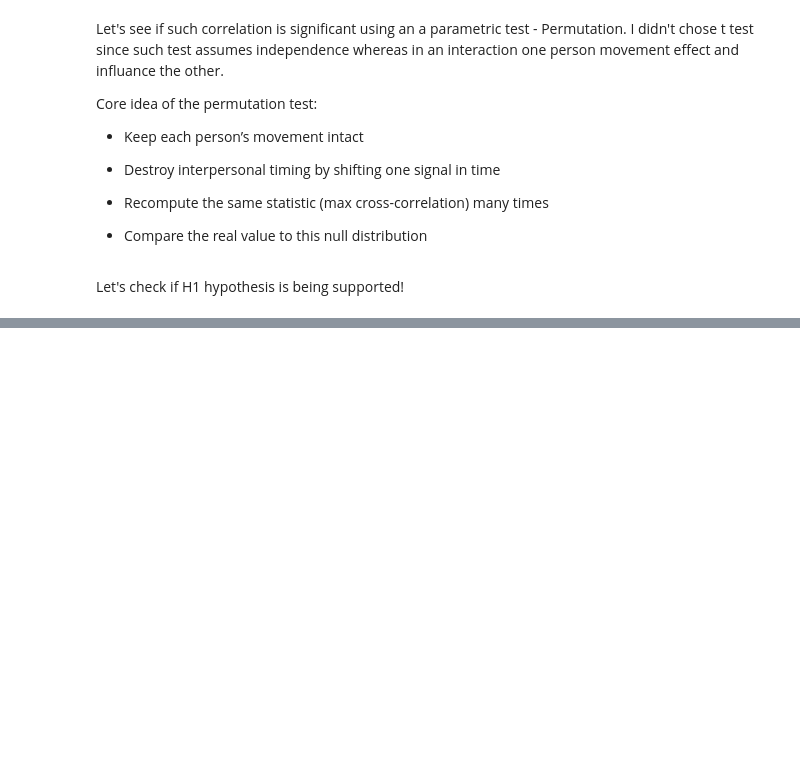
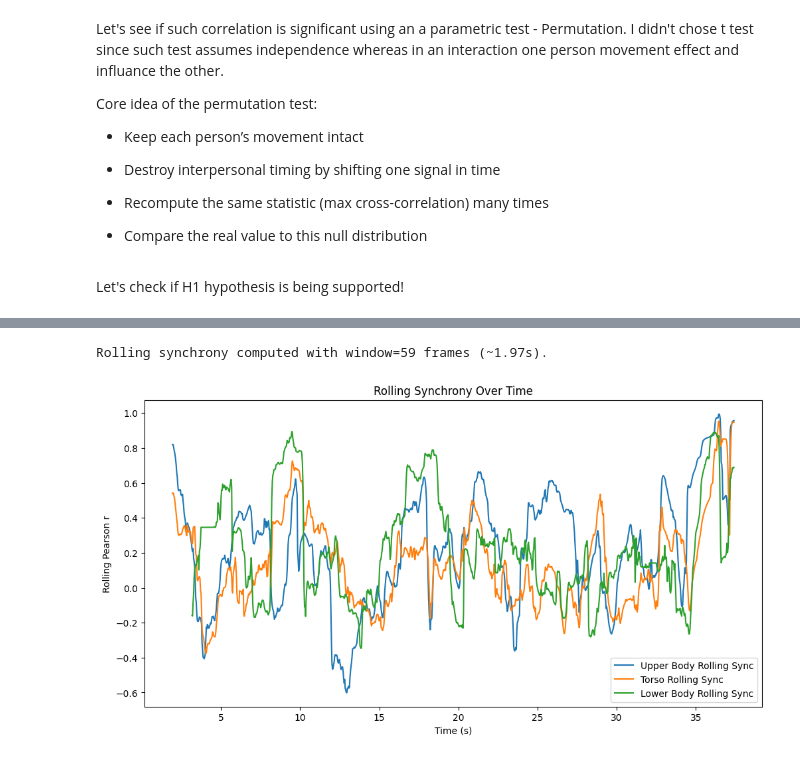
Before and after one commit to giladsar/Social_Synchrony, a Jupyter notebook: Social_Synchrony.ipynb, the cells around one changed output, grey strips where cells are left out. Cells and saved outputs as stored; diff of their text form; code cells hidden in the pictures; blank space fills up the shorter version.

```diff
--- a/Social_Synchrony.ipynb
+++ b/Social_Synchrony.ipynb
@@ -805,0 +796,40 @@ apa_table
+# %%
+
+def rolling_corr(x: np.ndarray, y: np.ndarray, win_frames: int) -> np.ndarray:
+    """
+    Rolling Pearson correlation.
+    Returns r[t] where r is computed over [t-win_frames+1, t].
+    This function answers the question: "Over the last win_frames, how much did x and y move together?
+    """
+    r = np.full_like(x, np.nan, dtype=float)
+    for t in range(win_frames - 1, len(x)):
+        xs = x[t-win_frames+1:t+1]
+        ys = y[t-win_frames+1:t+1]
+        mask = ~np.isnan(xs) & ~np.isnan(ys)
+        if mask.sum() < max(10, win_frames // 3):
+            continue
+        r[t] = np.corrcoef(xs[mask], ys[mask])[0, 1]
+    return r
+
+win_frames = max(5, int(ROLL_WIN_SEC * fps))
+
+roll_upper = rolling_corr(zscore_nan(Body_Parts_Group_Velocity[0]["upper_v"]), zscore_nan(Body_Parts_Group_Velocity[1]["upper_v"]), win_frames)
+roll_torso = rolling_corr(zscore_nan(Body_Parts_Group_Velocity[0]["torso_v"]), zscore_nan(Body_Parts_Group_Velocity[1]["torso_v"]), win_frames)
+roll_lower = rolling_corr(zscore_nan(Body_Parts_Group_Velocity[0]["lower_v"]), zscore_nan(Body_Parts_Group_Velocity[1]["lower_v"]), win_frames)
+
+print(f"Rolling synchrony computed with window={win_frames} frames (~{win_frames/fps:.2f}s).")
+
+
+#plot rolling synchrony
+plt.figure(figsize=(12, 6))
+plt.plot(times, roll_upper, label="Upper Body Rolling Sync")
+plt.plot(times, roll_torso, label="Torso Rolling Sync")
+plt.plot(times, roll_lower, label="Lower Body Rolling Sync")
+plt.xlabel("Time (s)")
+plt.ylabel("Rolling Pearson r")
+plt.title("Rolling Synchrony Over Time")
+plt.legend()
+plt.show()
+# %% [output]
+Rolling synchrony computed with window=59 frames (~1.97s).
+[figure, added]
```
Also changed, not shown: parts of 6 cells of this notebook.
